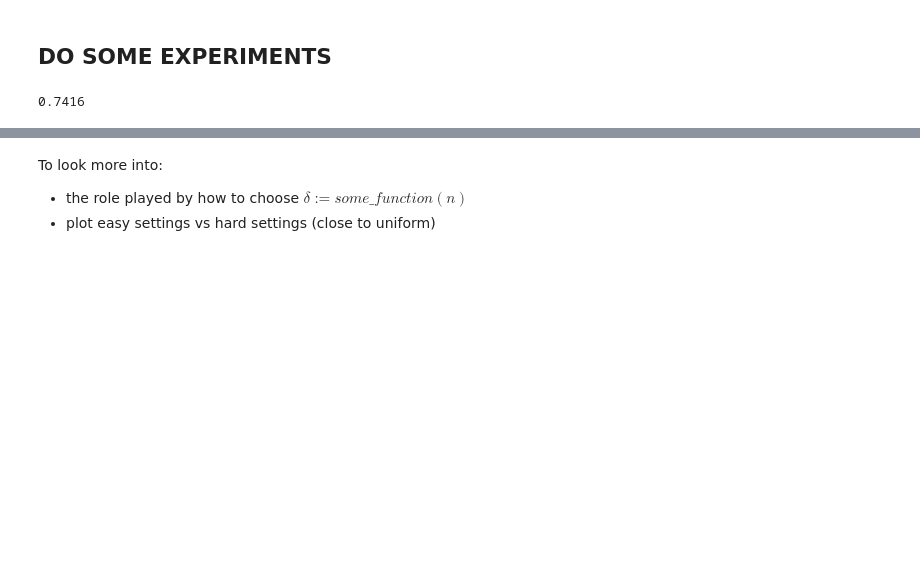
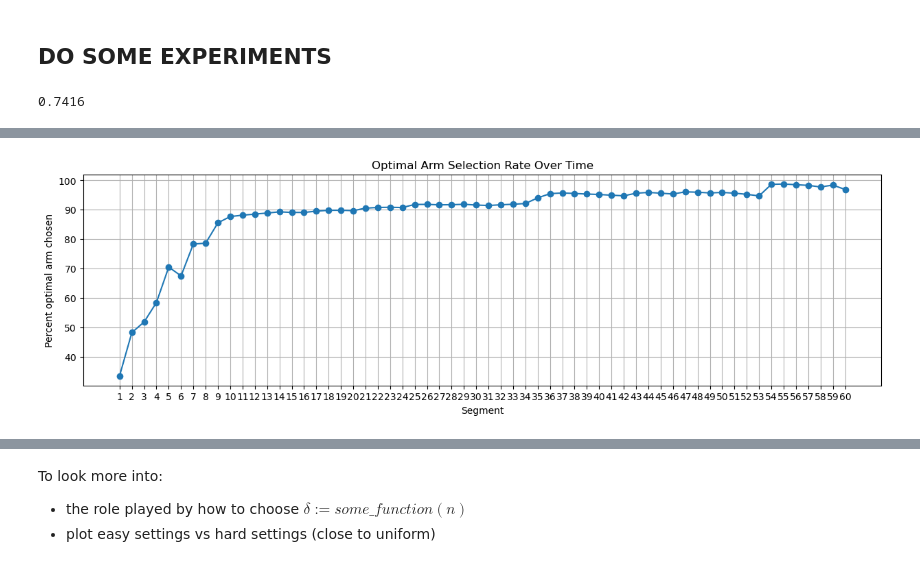
Before and after one commit to sun-ruiheng/MA4198, a Jupyter notebook: ucb.ipynb, the cells around one changed output, grey strips where cells are left out. Saved outputs shown, nothing was run; the diff lists cells and outputs as text; code cells hidden in the pictures; blank space fills up the shorter version.

```diff
--- a/ucb.ipynb
+++ b/ucb.ipynb
@@ -176,0 +210,8 @@ p = optimal_arm_percentages(choices, means, 50)
+# %%
+means = [0.3, 0.4, 0.5, 0.6, 0.7] # harder problem
+horizon = 20000
+delta = 1/horizon**2
+env = BernoulliBandit(means)
+experiment_plot_optimal_arm(means, delta, horizon, env, 60)
+# %% [output]
+[figure, added]
```
Also changed, not shown: parts of 20 cells of this notebook.
